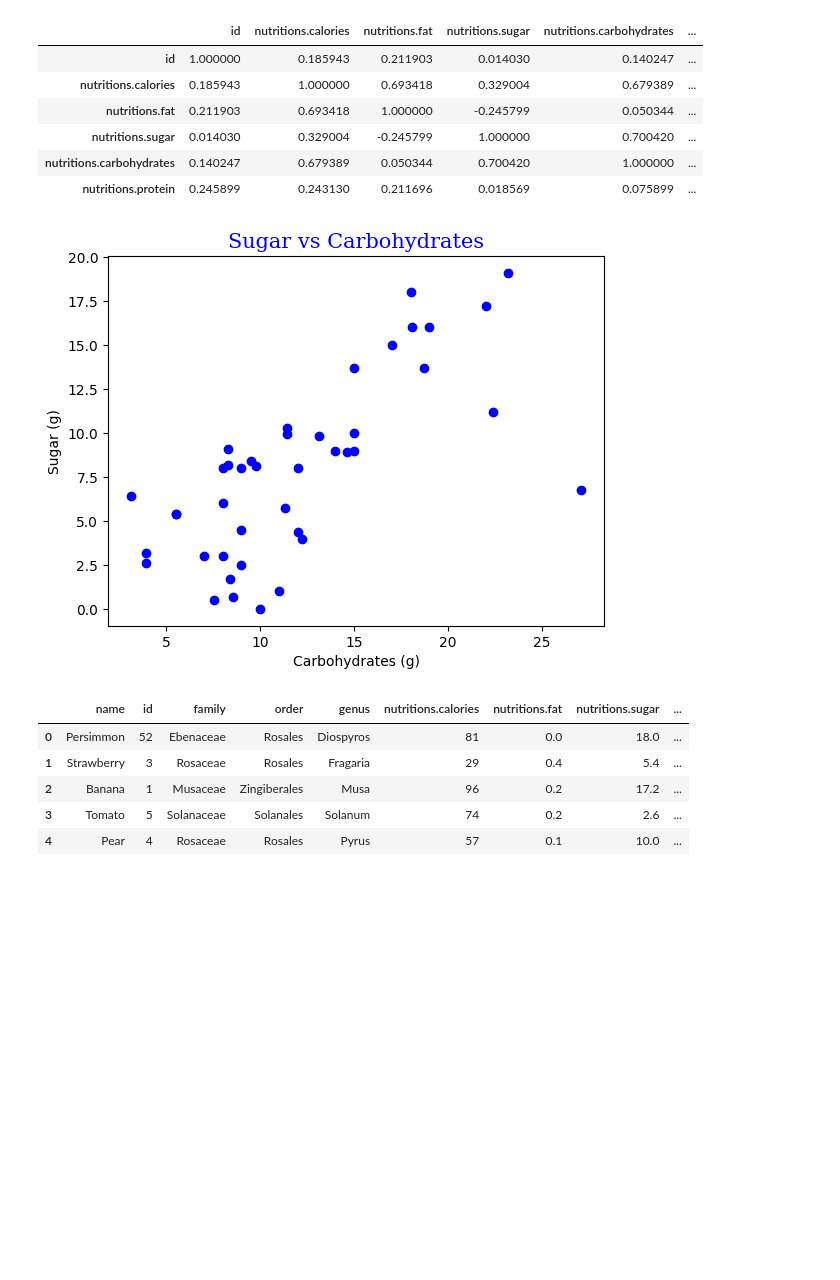
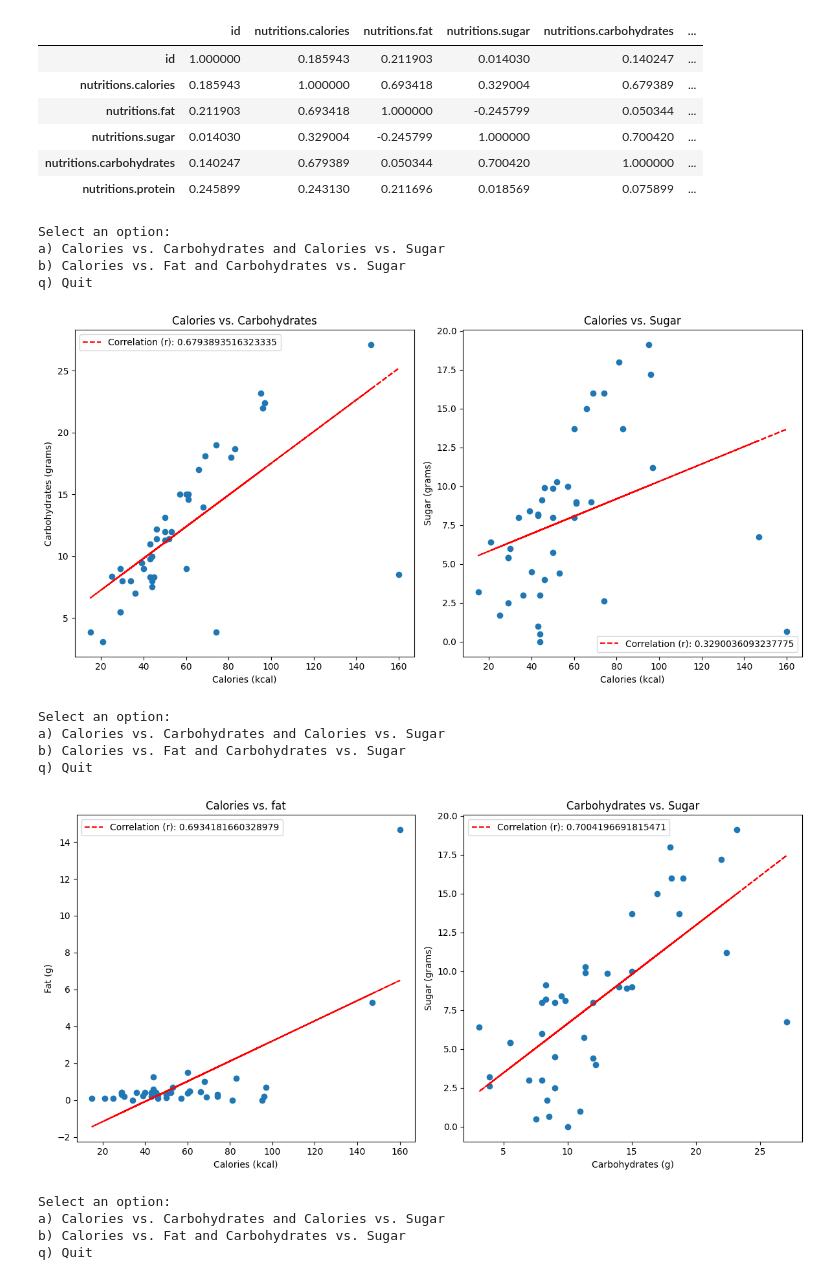
Before and after one commit to hyperFounder/Fruit-Nutrition-Lookup, a Jupyter notebook: Fruit_Nutrition_Lookup.ipynb, the cells around one changed output. Saved outputs shown, nothing was run; the diff lists cells and outputs as text; code cells hidden in the pictures; blank space fills up the shorter version.

```diff
--- a/Fruit_Nutrition_Lookup.ipynb
+++ b/Fruit_Nutrition_Lookup.ipynb
@@ -76,26 +77,3 @@ df.corr()
 | nutritions.sugar | 0.014030 | 0.329004 | -0.245799 | 1.000000 | 0.700420 | ... |
 | nutritions.carbohydrates | 0.140247 | 0.679389 | 0.050344 | 0.700420 | 1.000000 | ... |
 | nutritions.protein | 0.245899 | 0.243130 | 0.211696 | 0.018569 | 0.075899 | ... |
-# %%
-# Plotting Sugar vs Carbohydrates
-sugar_values = df['nutritions.sugar']
-carbohydrate_values = df['nutritions.carbohydrates']
-plt.scatter(carbohydrate_values, sugar_values, marker='o', color='blue')
-# Formatting the font
-font = {'family': 'Serif', 'color':'blue', 'size': 15}
-plt.title('Sugar vs Carbohydrates', fontdict = font)
-plt.xlabel('Carbohydrates (g)')
-plt.ylabel('Sugar (g)')
-plt.show()
-# %% [output]
-[figure, removed]
-# %%
-# Display a few entries of the DataFrame
-df.head()
-# %% [output]
-|  | name | id | family | order | genus | nutritions.calories | nutritions.fat | nutritions.sugar | ... |
-| 0 | Persimmon | 52 | Ebenaceae | Rosales | Diospyros | 81 | 0.0 | 18.0 | ... |
-| 1 | Strawberry | 3 | Rosaceae | Rosales | Fragaria | 29 | 0.4 | 5.4 | ... |
-| 2 | Banana | 1 | Musaceae | Zingiberales | Musa | 96 | 0.2 | 17.2 | ... |
-| 3 | Tomato | 5 | Solanaceae | Solanales | Solanum | 74 | 0.2 | 2.6 | ... |
-| 4 | Pear | 4 | Rosaceae | Rosales | Pyrus | 57 | 0.1 | 10.0 | ... |
@@ -101,0 +114,13 @@ df.head()
+# %%
+# Calculate the correlation coefficient (r)
+
+def coefficient(x, y):
+    corr_coef, _ = pearsonr(x, y)
+    return corr_coef
+
+# Function to calculate equation of a straight line
+
+def regression_line(x, y):
+    slope, intercept = np.polyfit(x, y, 1)
+    regression_line = slope * x + intercept
+    return regression_line
@@ -102,3 +159,47 @@ df.head()
+# %%
+# Function to plot nutritional values
+def plot_nutrition_subplots(option):
+    fig, axes = plt.subplots(1, 2, figsize=(12, 6))
+
+    if option == 'a':
+        option_a(fig, axes)
+
+    elif option == 'b':
+        option_b(fig, axes)
+    else:
+        print("Invalid option")
+        return
+    plt.tight_layout()
+    plt.show()
+
+# User menu
+while True:
+    print("Select an option:")
+    print("a) Calories vs. Carbohydrates and Calories vs. Sugar")
+    print("b) Calories vs. Fat and Carbohydrates vs. Sugar " )
+    print("q) Quit")
+
+    choice = input("Enter your choice: ").lower()
+
+    if choice == 'q':
+        break
+    else:
+        plot_nutrition_subplots(choice)
+# %% [output]
+Select an option:
+a) Calories vs. Carbohydrates and Calories vs. Sugar
+b) Calories vs. Fat and Carbohydrates vs. Sugar
+q) Quit
+[figure, added]
+Select an option:
+a) Calories vs. Carbohydrates and Calories vs. Sugar
+b) Calories vs. Fat and Carbohydrates vs. Sugar
+q) Quit
+[figure, added]
+Select an option:
+a) Calories vs. Carbohydrates and Calories vs. Sugar
+b) Calories vs. Fat and Carbohydrates vs. Sugar
+q) Quit
 # %%
 # We will Perform cluster analysis to group fruits with similar nutritional profiles.
 # We will use the Agglomerative Hierarchial Clustering approach
```
Also changed, not shown: parts of 7 cells of this notebook.
